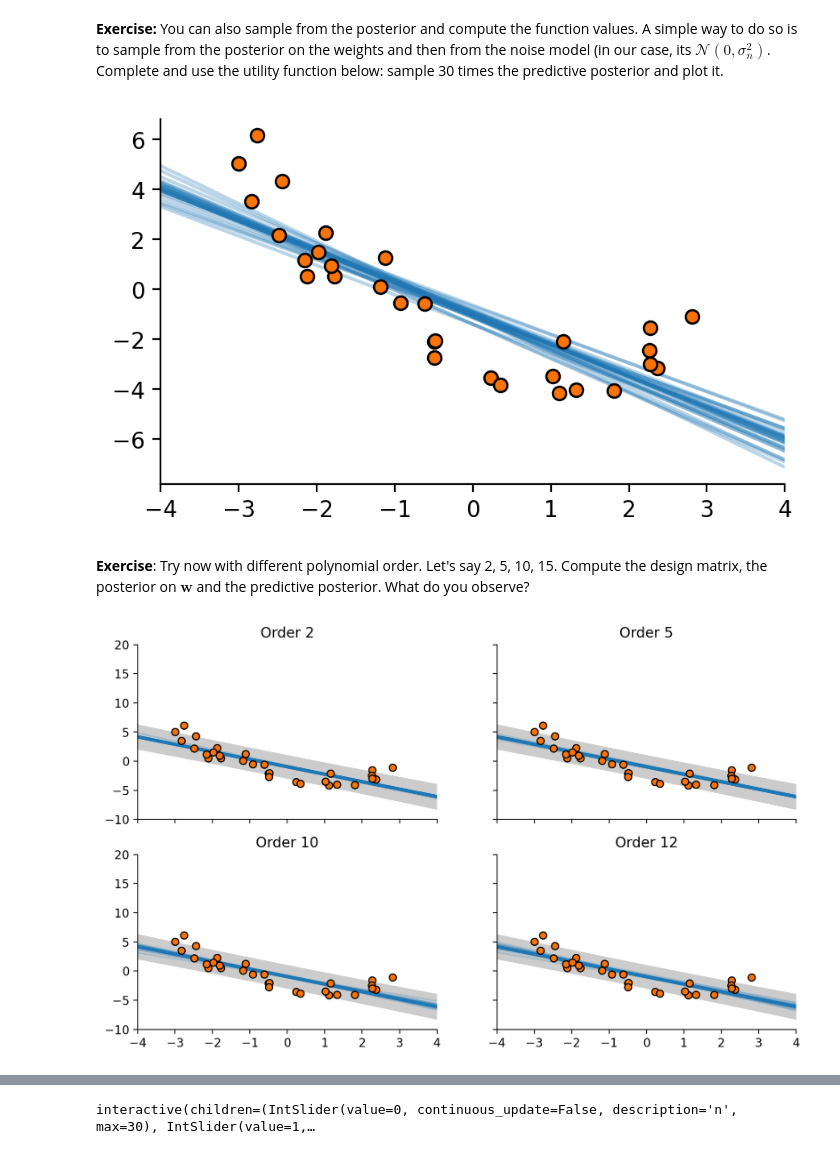
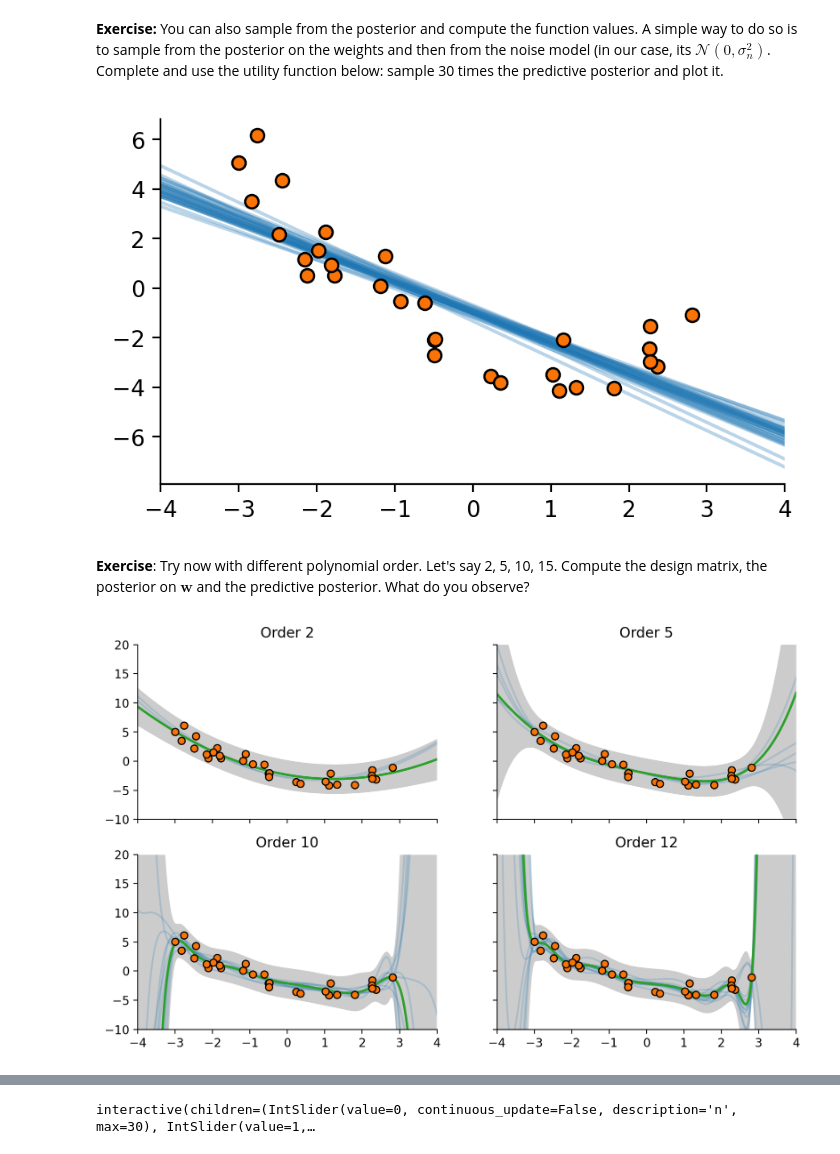
Before and after one commit to AndreaGhiglione/advanced-statistical-inference, a Jupyter notebook: lab_week1-public/Bayesian_Linear_Regression.ipynb, the cells around one changed output, grey strips where cells are left out. Drawn from its saved outputs; the diff is of its cells as text; code cells hidden in the pictures.

```diff
--- a/lab_week1-public/Bayesian_Linear_Regression.ipynb
+++ b/lab_week1-public/Bayesian_Linear_Regression.ipynb
@@ -150,7 +150,7 @@ This can be done in many ways. One of them is using a double list comprehension
 def build_features(x, K):
     curr_X = np.ones((len(x),))
     for k in range(K):
-        curr_X = np.column_stack((curr_X, x))
+        curr_X = np.column_stack((curr_X, x ** (k+1)))
     return curr_X
 # %%
 build_features(x, 2)
@@ -338,39 +338,39 @@ ax.scatter(x, y, edgecolor="black", linewidth=1, facecolor="xkcd:orange", zorder
 ax.plot(xt, samples.T, "tab:blue", alpha=0.3)
 plt.show()
 # %% [output]
-[figure, old version]
+[figure, new version]
 # %% [markdown]
 **Exercise**: Try now with different polynomial order. Let's say 2, 5, 10, 15. Compute the design matrix, the posterior on $\mathbf{w}$ and the predictive posterior. What do you observe?
 # %%
 def bayesian_linear_regression(x, y, xt, K, sn2, sw2):
     X = build_features(x, K)
     Xt = build_features(xt, K)
     w_posterior_mean, w_posterior_cov = compute_posterior(X, y, sw2, sn2)
     y_mean, y_var = compute_predictive(Xt, w_posterior_mean, w_posterior_cov, sn2)
     samples = sample(Xt, w_posterior_mean, w_posterior_cov, sn2, K)
     return y_mean, y_var, samples
 
 
 poly_orders = [2, 5, 10, 12]
 
 fig, axs = plt.subplots(2, 2, figsize=[10, 6], sharex=True, sharey=True)
 axs = axs.reshape(-1)
 for ax, K in zip(axs, poly_orders):
     y_mean, y_var, samples = bayesian_linear_regression(x, y, xt, K, sn2, sw2)
 
     # Define gray area: lower and upper bounds
     lb = y_mean - 2 * np.sqrt(y_var)
     ub = y_mean + 2 * np.sqrt(y_var)
 
     ax.fill_between(xt, lb, ub, color=".80", lw=0)
     ax.plot(xt, samples.T, "tab:blue", alpha=0.2)
-    ax.plot(xt, y_mean, color="tab:blue", lw=3)
+    ax.plot(xt, y_mean, color="tab:green", lw=2)
     ax.scatter(x, y, edgecolor="black", linewidth=1, facecolor="xkcd:orange", zorder=10)
     ax.set_ylim(-10, 20)
     ax.set_title("Order %d" % K)
 plt.show()
 # %% [output]
-[figure, old version]
+[figure, new version]
 # %% [markdown]
 **Exercise**:
 Play with the next cell and try to answer the following questions:
```
Also changed, not shown: parts of 7 cells of this notebook.
